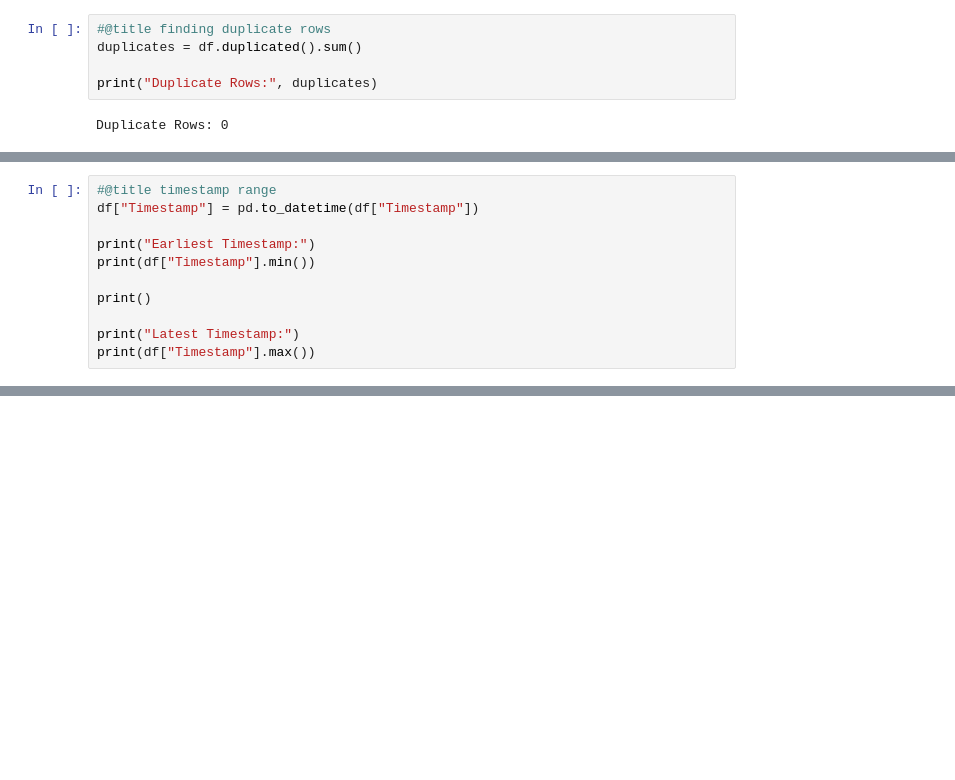
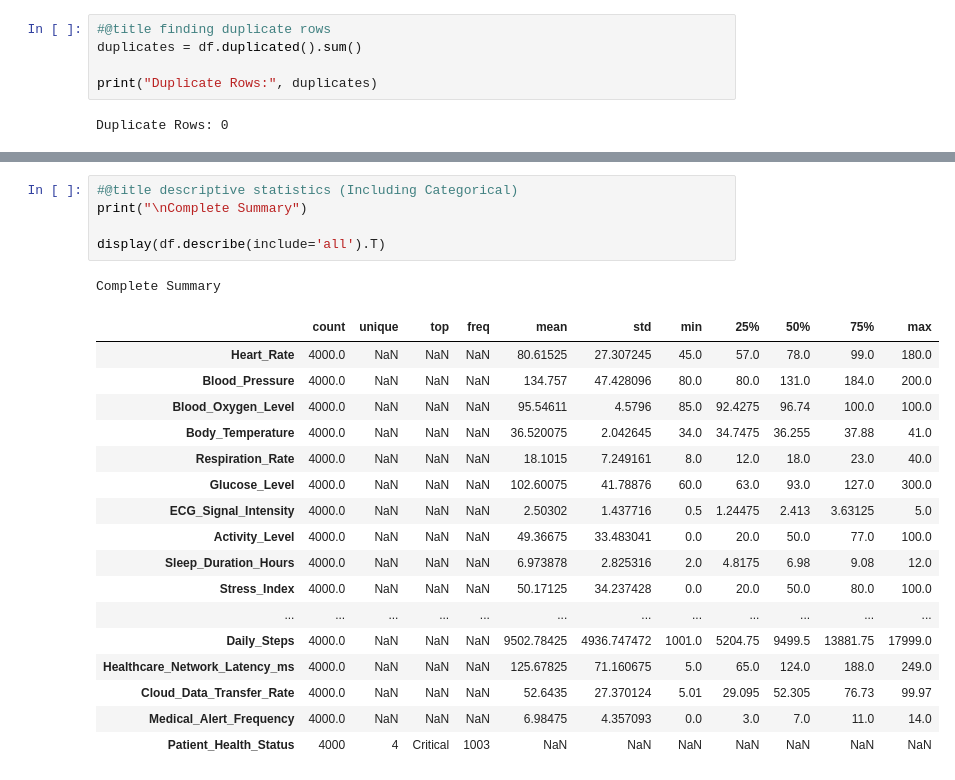
Before and after one commit to Sia0412/Flask-Mega, a Jupyter notebook: Untitled3.ipynb, the cells around one changed output, grey strips where cells are left out. Drawn from its saved outputs; the diff is of its cells as text; blank space fills up the shorter version.

```diff
--- a/Untitled3.ipynb
+++ b/Untitled3.ipynb
@@ -87,11 +74,0 @@ Name: count, dtype: int64
-# %%
-#@title timestamp range
-df["Timestamp"] = pd.to_datetime(df["Timestamp"])
-
-print("Earliest Timestamp:")
-print(df["Timestamp"].min())
-
-print()
-
-print("Latest Timestamp:")
-print(df["Timestamp"].max())
@@ -841,0 +100,24 @@ sensor_idx = [
+# %%
+#@title descriptive statistics (Including Categorical)
+print("\nComplete Summary")
+
+display(df.describe(include='all').T)
+# %% [output]
+Complete Summary
+|  | count | unique | top | freq | mean | std | min | 25% | 50% | 75% | max |
+| Heart_Rate | 4000.0 | NaN | NaN | NaN | 80.61525 | 27.307245 | 45.0 | 57.0 | 78.0 | 99.0 | 180.0 |
+| Blood_Pressure | 4000.0 | NaN | NaN | NaN | 134.757 | 47.428096 | 80.0 | 80.0 | 131.0 | 184.0 | 200.0 |
+| Blood_Oxygen_Level | 4000.0 | NaN | NaN | NaN | 95.54611 | 4.5796 | 85.0 | 92.4275 | 96.74 | 100.0 | 100.0 |
+| Body_Temperature | 4000.0 | NaN | NaN | NaN | 36.520075 | 2.042645 | 34.0 | 34.7475 | 36.255 | 37.88 | 41.0 |
+| Respiration_Rate | 4000.0 | NaN | NaN | NaN | 18.1015 | 7.249161 | 8.0 | 12.0 | 18.0 | 23.0 | 40.0 |
+| Glucose_Level | 4000.0 | NaN | NaN | NaN | 102.60075 | 41.78876 | 60.0 | 63.0 | 93.0 | 127.0 | 300.0 |
+| ECG_Signal_Intensity | 4000.0 | NaN | NaN | NaN | 2.50302 | 1.437716 | 0.5 | 1.24475 | 2.413 | 3.63125 | 5.0 |
+| Activity_Level | 4000.0 | NaN | NaN | NaN | 49.36675 | 33.483041 | 0.0 | 20.0 | 50.0 | 77.0 | 100.0 |
+| Sleep_Duration_Hours | 4000.0 | NaN | NaN | NaN | 6.973878 | 2.825316 | 2.0 | 4.8175 | 6.98 | 9.08 | 12.0 |
+| Stress_Index | 4000.0 | NaN | NaN | NaN | 50.17125 | 34.237428 | 0.0 | 20.0 | 50.0 | 80.0 | 100.0 |
+| ... | ... | ... | ... | ... | ... | ... | ... | ... | ... | ... | ... |
+| Daily_Steps | 4000.0 | NaN | NaN | NaN | 9502.78425 | 4936.747472 | 1001.0 | 5204.75 | 9499.5 | 13881.75 | 17999.0 |
+| Healthcare_Network_Latency_ms | 4000.0 | NaN | NaN | NaN | 125.67825 | 71.160675 | 5.0 | 65.0 | 124.0 | 188.0 | 249.0 |
+| Cloud_Data_Transfer_Rate | 4000.0 | NaN | NaN | NaN | 52.6435 | 27.370124 | 5.01 | 29.095 | 52.305 | 76.73 | 99.97 |
+| Medical_Alert_Frequency | 4000.0 | NaN | NaN | NaN | 6.98475 | 4.357093 | 0.0 | 3.0 | 7.0 | 11.0 | 14.0 |
+| Patient_Health_Status | 4000 | 4 | Critical | 1003 | NaN | NaN | NaN | NaN | NaN | NaN | NaN |
```
Also changed, not shown: parts of 80 cells of this notebook.
